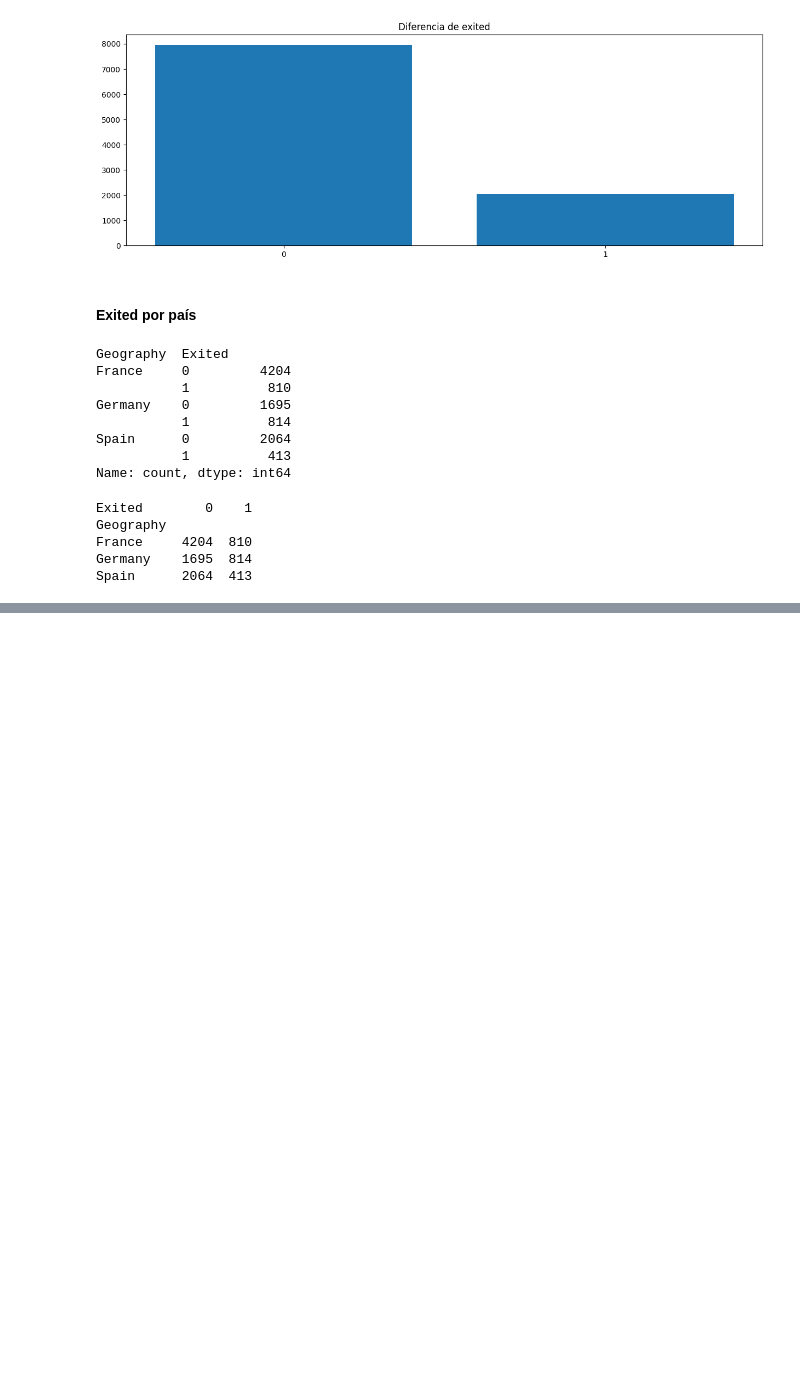
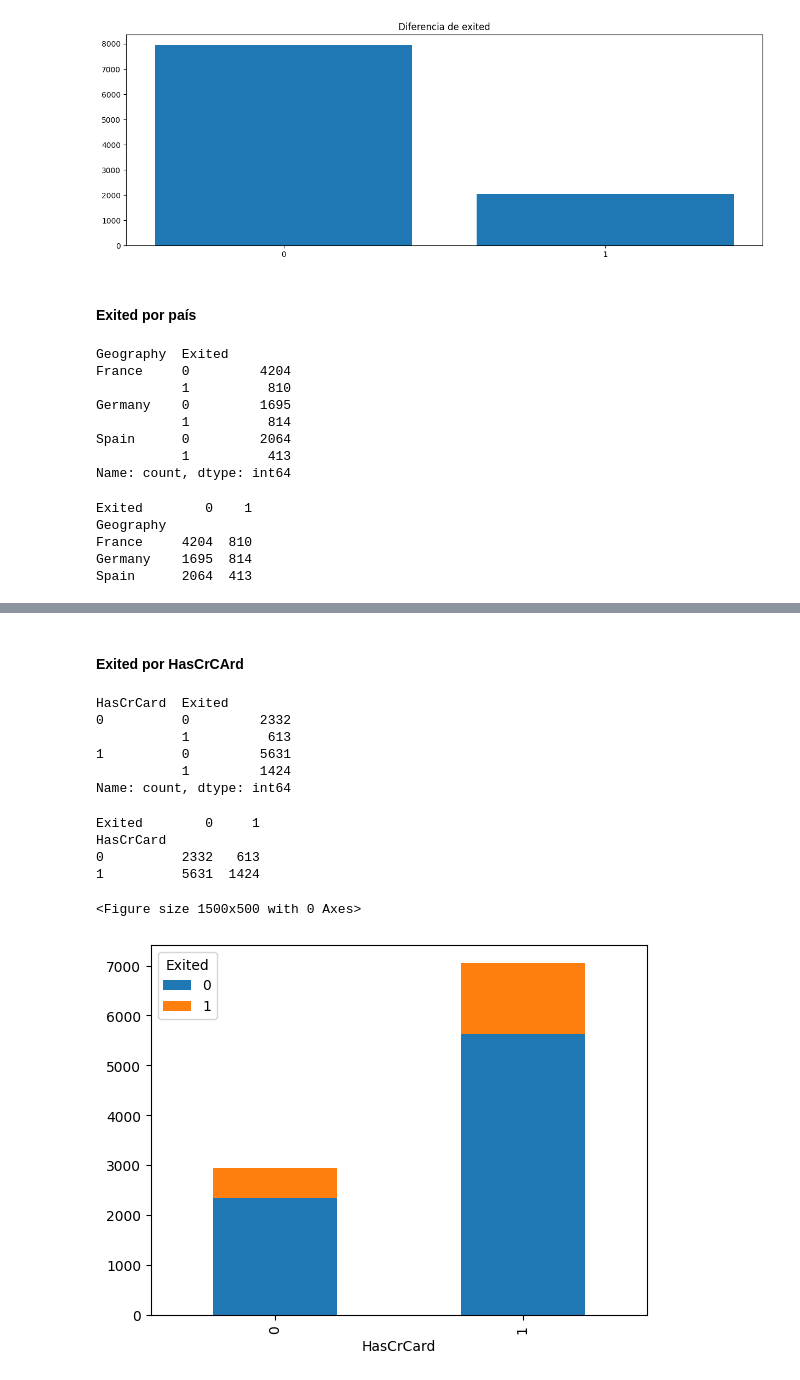
Before and after one commit to charligram/6_bank_churn, a Jupyter notebook: notebooks/EDA.ipynb, the cells around one changed output, grey strips where cells are left out. Saved outputs shown, nothing was run; the diff lists cells and outputs as text; code cells hidden in the pictures; blank space fills up the shorter version.

```diff
--- a/notebooks/EDA.ipynb
+++ b/notebooks/EDA.ipynb
@@ -233 +284,35 @@ Text(0.5, 1.0, 'Spain')
 [figure]
+# %% [markdown]
+#### Exited por HasCrCArd
+# %%
+exited_x_HasCrCard = df.groupby("HasCrCard")["Exited"].value_counts()
+# %%
+print(exited_x_HasCrCard)
+# %% [output]
+HasCrCard  Exited
+0          0         2332
+           1          613
+1          0         5631
+           1         1424
+Name: count, dtype: int64
+# %%
+exited_x_HasCrCard = exited_x_HasCrCard.unstack()
+# %%
+print(exited_x_HasCrCard)
+# %% [output]
+Exited        0     1
+HasCrCard
+0          2332   613
+1          5631  1424
+# %%
+plt.figure(figsize=(15, 5))
+
+exited_x_HasCrCard.plot(
+    kind="bar",
+    stacked=True
+)
+
+plt.savefig("../outputs/figures/exited_by_CrCard_count.png", bbox_inches="tight")
+# %% [output]
+<Figure size 1500x500 with 0 Axes>
+[figure, added]
```
Also changed, not shown: parts of 18 cells of this notebook, 9 other files.
